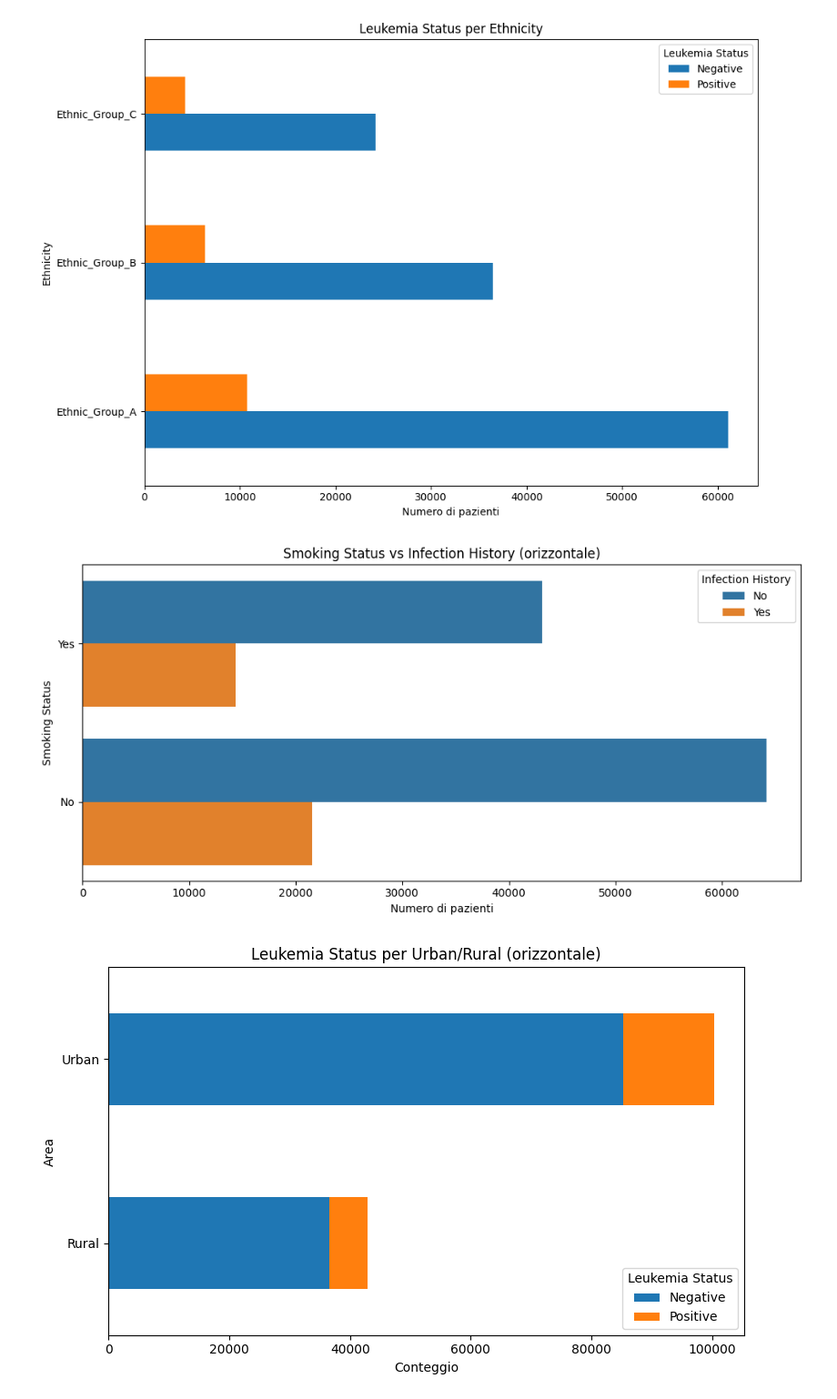
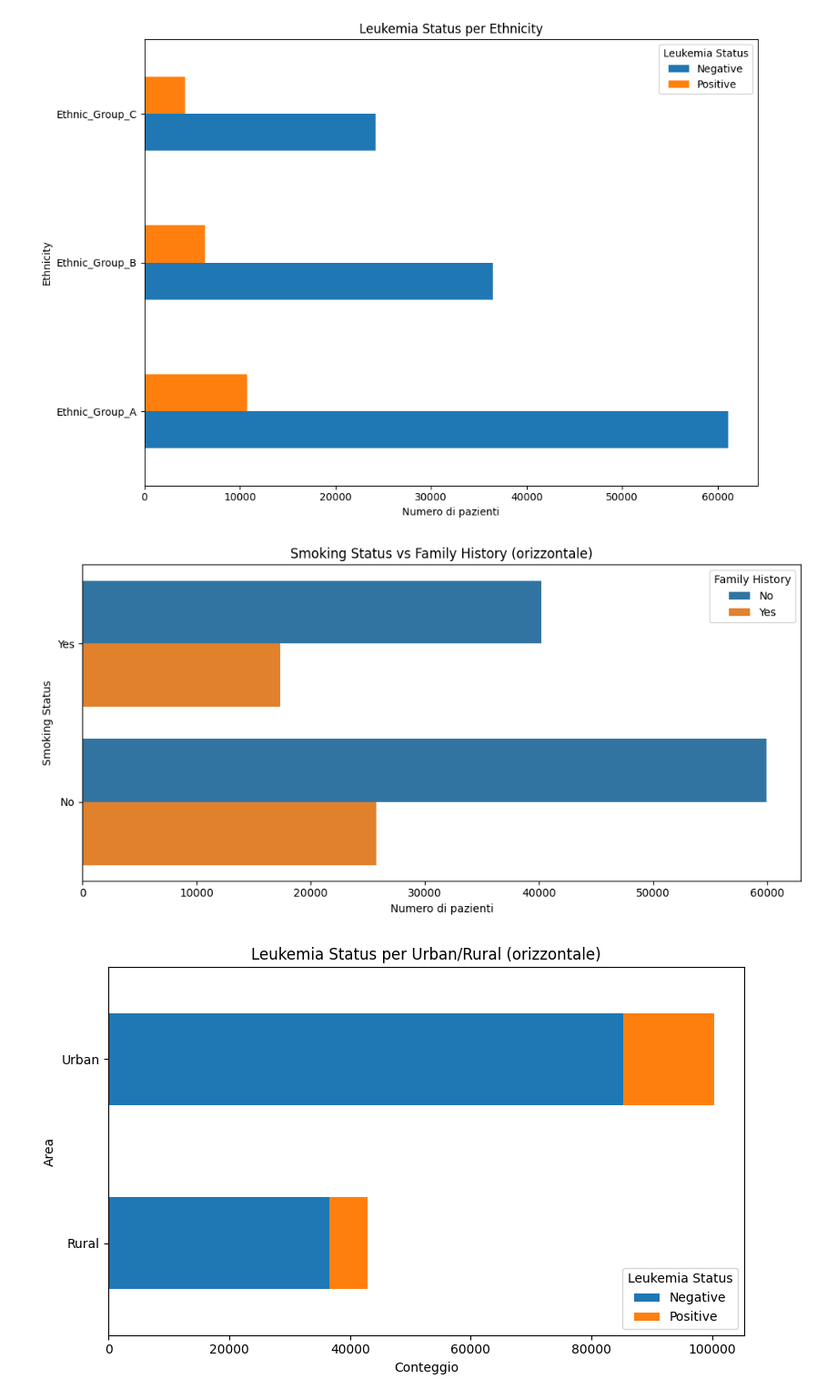
Before and after one commit to andreeriga/Scientific-Visualization-Magistrale, a Jupyter notebook: notebooks/leukemia.ipynb, the cells around one changed output. Shown at 91% size. Drawn from its saved outputs; the diff is of its cells as text; code cells hidden in the pictures.

```diff
--- a/notebooks/leukemia.ipynb
+++ b/notebooks/leukemia.ipynb
@@ -70,21 +70,21 @@ plt.show()
 # %%
 plt.figure(figsize=(10,5))
 
 sns.countplot(
     data=df,
     y="Smoking_Status",
-    hue="Infection_History",
+    hue="Family_History",
     orient="h"
 )
 
-plt.title("Smoking Status vs Infection History (orizzontale)")
+plt.title("Smoking Status vs Family History (orizzontale)")
 plt.xlabel("Numero di pazienti")
 plt.ylabel("Smoking Status")
-plt.legend(title="Infection History")
+plt.legend(title="Family History")
 plt.tight_layout()
 plt.show()
 # %% [output]
-[figure, old version]
+[figure, new version]
 # %%
 
 
```
Also changed, not shown: 1 other file.
